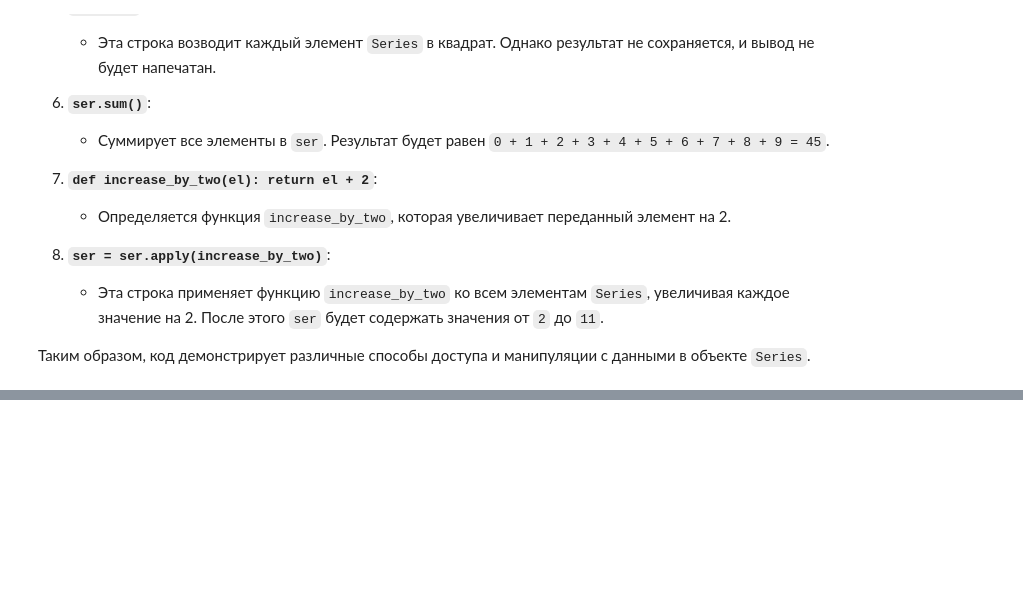
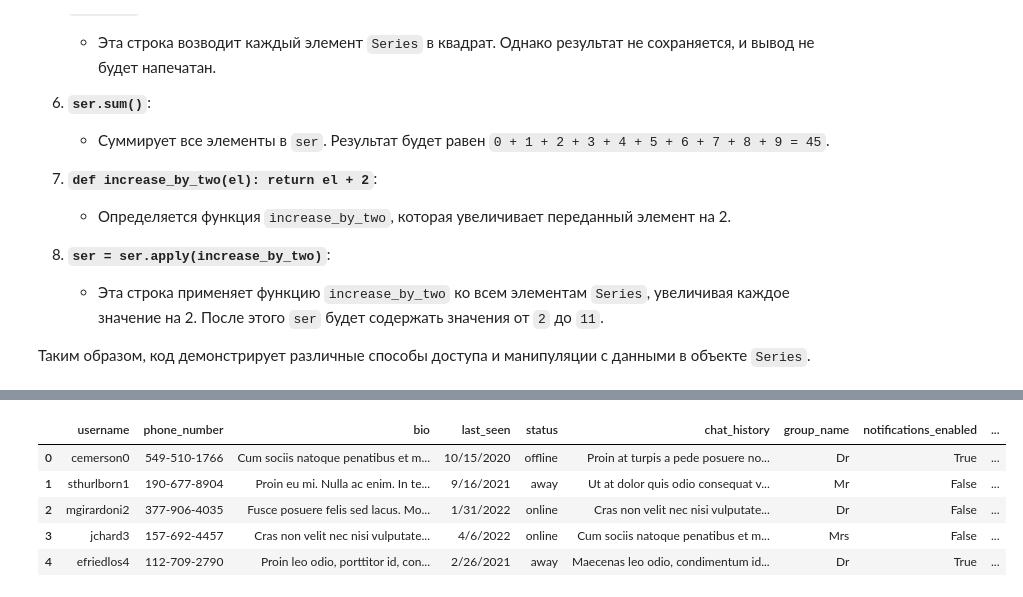
Before and after one commit to marse11e/Data-Science-Exploration, a Jupyter notebook: practice/practice/p_pandas.ipynb, the cells around one changed output, grey strips where cells are left out. Saved outputs shown, nothing was run; the diff lists cells and outputs as text; code cells hidden in the pictures; blank space fills up the shorter version.

```diff
--- a/practice/practice/p_pandas.ipynb
+++ b/practice/practice/p_pandas.ipynb
@@ -371,0 +383,9 @@ dtype: int64
+# %%
+source.head(5)
+# %% [output]
+|  | username | phone_number | bio | last_seen | status | chat_history | group_name | notifications_enabled | ... |
+| 0 | cemerson0 | 549-510-1766 | Cum sociis natoque penatibus et m... | 10/15/2020 | offline | Proin at turpis a pede posuere no... | Dr | True | ... |
+| 1 | sthurlborn1 | 190-677-8904 | Proin eu mi. Nulla ac enim. In te... | 9/16/2021 | away | Ut at dolor quis odio consequat v... | Mr | False | ... |
+| 2 | mgirardoni2 | 377-906-4035 | Fusce posuere felis sed lacus. Mo... | 1/31/2022 | online | Cras non velit nec nisi vulputate... | Dr | False | ... |
+| 3 | jchard3 | 157-692-4457 | Cras non velit nec nisi vulputate... | 4/6/2022 | online | Cum sociis natoque penatibus et m... | Mrs | False | ... |
+| 4 | efriedlos4 | 112-709-2790 | Proin leo odio, porttitor id, con... | 2/26/2021 | away | Maecenas leo odio, condimentum id... | Dr | True | ... |
```
Also changed, not shown: parts of 9 cells of this notebook, 5 other files.
